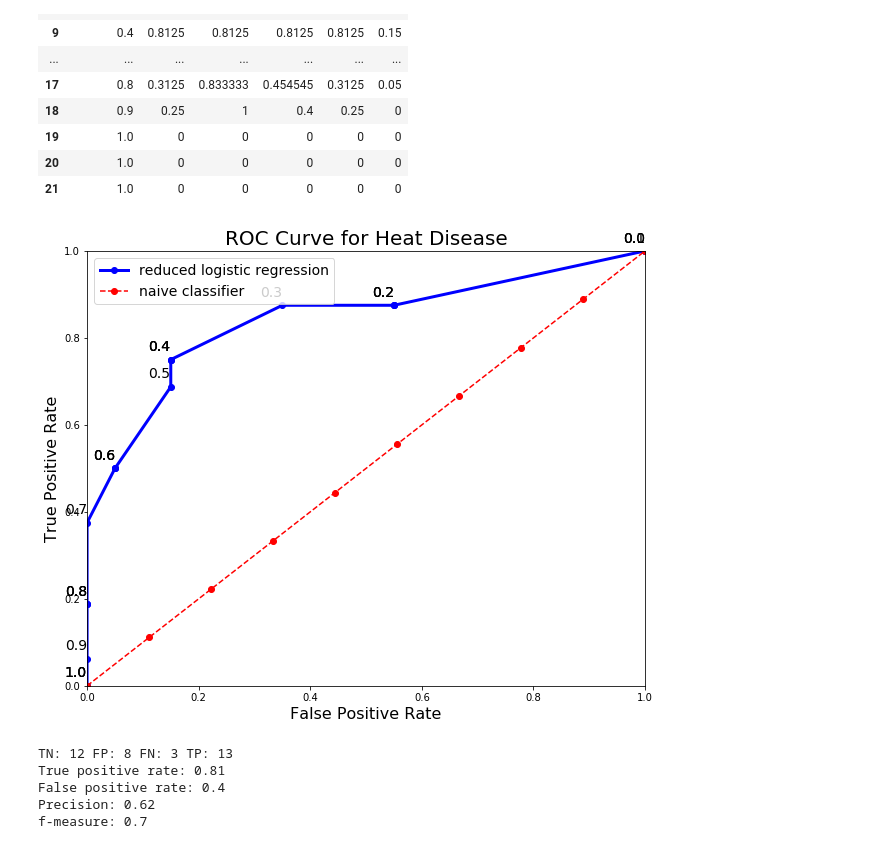
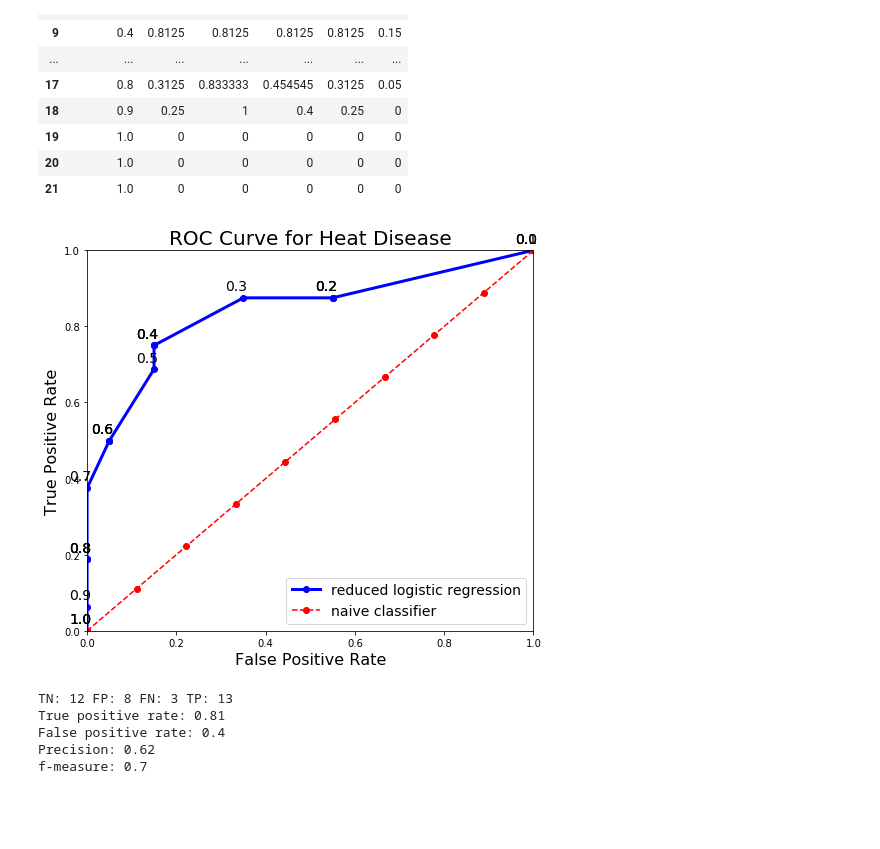
Before and after one commit to surjeet143/Heart-disease-detection, a Jupyter notebook: Heart Disease Detection/heart-disease-detection.ipynb, the cells around one changed output. Saved outputs shown, nothing was run; the diff lists cells and outputs as text; code cells hidden in the pictures; blank space fills up the shorter version.

```diff
--- a/Heart Disease Detection/heart-disease-detection.ipynb
+++ b/Heart Disease Detection/heart-disease-detection.ipynb
@@ -240,6 +207,3 @@ Pipeline(memory=None,
                                     solver='lbfgs', tol=0.0001, verbose=0,
                                     warm_start=False))],
          verbose=False)
-# %%
-# predicting the probability for the given data
-y_pred = full_model.predict(X_test)
@@ -245,0 +236,5 @@ y_pred = full_model.predict(X_test)
+# %%
+#X_test = X_test.reset_index().drop("patient_id", axis = 1)
+x = pd.DataFrame(X_train.iloc[0]).T
+x.reset_index(drop = True, inplace = True)
+x
@@ -502,0 +541,3 @@ LogisticRegression(C=1.0, class_weight=None, dual=False, fit_intercept=True,
+# %%
+x = pd.DataFrame(X_train[reduced_cols].iloc[0]).T
+x
@@ -502,0 +551,3 @@ LogisticRegression(C=1.0, class_weight=None, dual=False, fit_intercept=True,
+# %%
+y_pred = LogReg.predict_proba(X_test[reduced_cols])
+y_pred
@@ -547,21 +618,21 @@ http://pandas.pydata.org/pandas-docs/stable/indexing.html#ix-indexer-is-deprecat
 | 20 | 1.0 | 0 | 0 | 0 | 0 | 0 |
 | 21 | 1.0 | 0 | 0 | 0 | 0 | 0 |
 # %%
-figsize(10, 8)
+figsize(8,7)
 plt.style.use('seaborn-dark-palette')
 thresholds = [str(t) for t in confusion_result['Thresholds']]
 plt.plot(roc['fpr'], roc['tpr'], 'bo-', label = 'reduced logistic regression',lw = 3);
 plt.plot(list(np.linspace(0, 1, num = 10)), list(np.linspace(0, 1, num = 10)), 'ro--', label = 'naive classifier');
 for x, y, s in zip(roc['fpr'], roc['tpr'], thresholds):
     plt.text(x - 0.04,y + 0.02, s, fontdict={'size': 14});
 
 plt.legend(prop={'size':14})
 plt.xlim([0,1])
 plt.ylim([0,1])
 plt.ylabel('True Positive Rate', size = 16); plt.xlabel('False Positive Rate', size = 16);
 plt.title('ROC Curve for Heat Disease', size = 20);
 # %% [output]
-[figure, old version]
+[figure, new version]
 # %%
 #for i in np.arange(0.2,0.3,0.01):
  #   y_pred = np.where(LogReg.predict_proba(X_test[reduced_cols])[:,1]>i,1,0)
```
Also changed, not shown: parts of 34 cells of this notebook.
